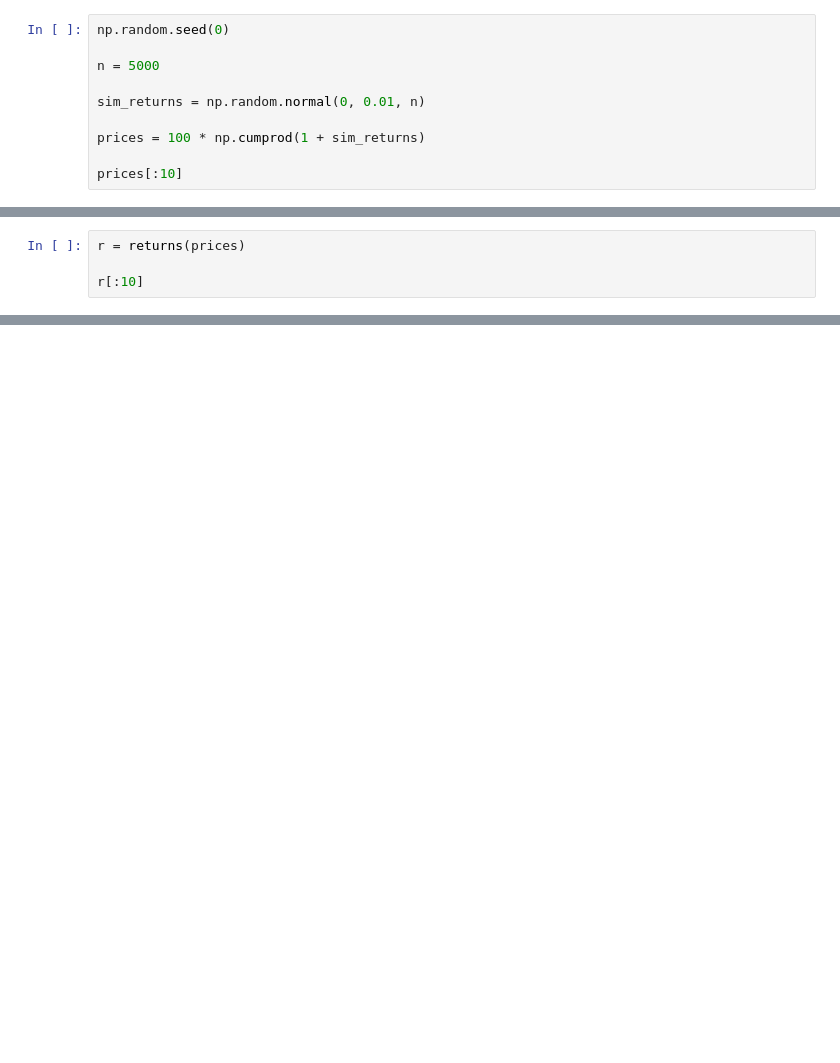
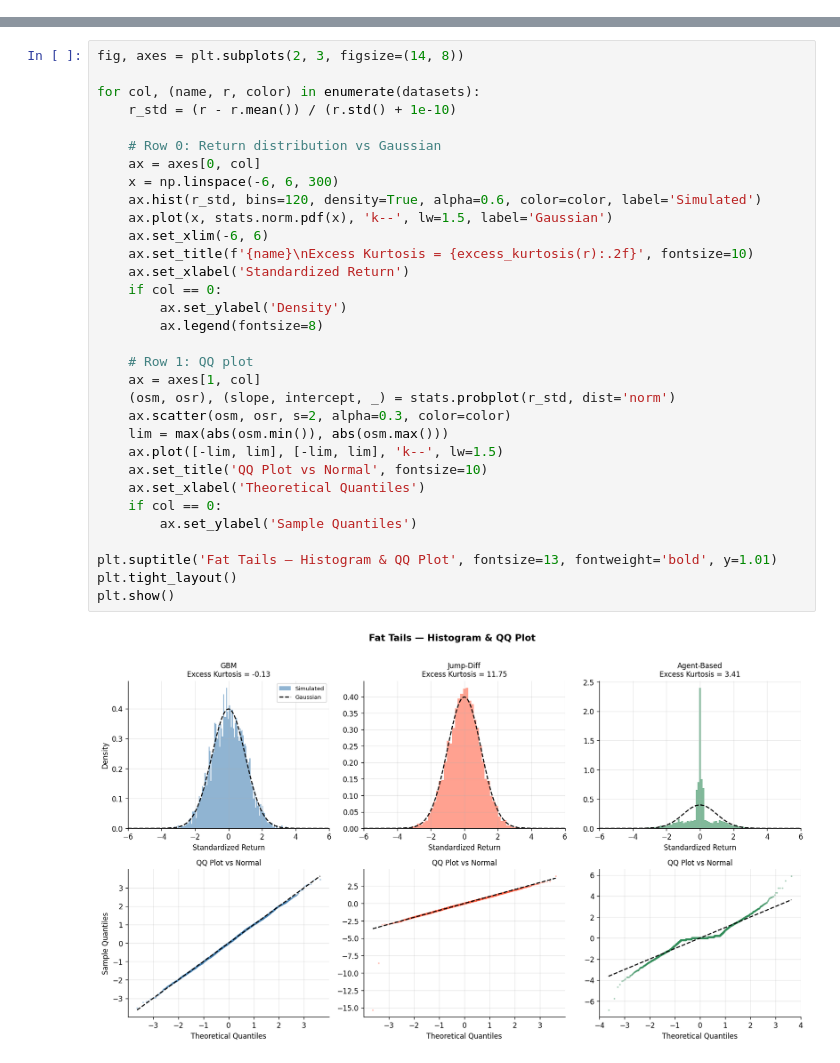
Before and after one commit to thisYui/Market-Reality-and-Dynamics, a Jupyter notebook: notebooks/01_market_structure/00_stylized_facts.ipynb, the cells around one changed output, grey strips where cells are left out. Cells and saved outputs as stored; diff of their text form; blank space fills up the shorter version.

```diff
--- a/notebooks/01_market_structure/00_stylized_facts.ipynb
+++ b/notebooks/01_market_structure/00_stylized_facts.ipynb
@@ -56,10 +0,0 @@ Giả định:
-# %%
-np.random.seed(0)
-
-n = 5000
-
-sim_returns = np.random.normal(0, 0.01, n)
-
-prices = 100 * np.cumprod(1 + sim_returns)
-
-prices[:10]
@@ -208,4 +0,0 @@ Vì vậy hầu hết phân tích định lượng trong tài chính đều bắ
-# %%
-r = returns(prices)
-
-r[:10]
@@ -780,0 +414,34 @@ những đặc điểm thống kê này.
+# %%
+fig, axes = plt.subplots(2, 3, figsize=(14, 8))
+
+for col, (name, r, color) in enumerate(datasets):
+    r_std = (r - r.mean()) / (r.std() + 1e-10)
+
+    # Row 0: Return distribution vs Gaussian
+    ax = axes[0, col]
+    x = np.linspace(-6, 6, 300)
+    ax.hist(r_std, bins=120, density=True, alpha=0.6, color=color, label='Simulated')
+    ax.plot(x, stats.norm.pdf(x), 'k--', lw=1.5, label='Gaussian')
+    ax.set_xlim(-6, 6)
+    ax.set_title(f'{name}\nExcess Kurtosis = {excess_kurtosis(r):.2f}', fontsize=10)
+    ax.set_xlabel('Standardized Return')
+    if col == 0:
+        ax.set_ylabel('Density')
+        ax.legend(fontsize=8)
+
+    # Row 1: QQ plot
+    ax = axes[1, col]
+    (osm, osr), (slope, intercept, _) = stats.probplot(r_std, dist='norm')
+    ax.scatter(osm, osr, s=2, alpha=0.3, color=color)
+    lim = max(abs(osm.min()), abs(osm.max()))
+    ax.plot([-lim, lim], [-lim, lim], 'k--', lw=1.5)
+    ax.set_title('QQ Plot vs Normal', fontsize=10)
+    ax.set_xlabel('Theoretical Quantiles')
+    if col == 0:
+        ax.set_ylabel('Sample Quantiles')
+
+plt.suptitle('Fat Tails — Histogram & QQ Plot', fontsize=13, fontweight='bold', y=1.01)
+plt.tight_layout()
+plt.show()
+# %% [output]
+[figure, added]
```
Also changed, not shown: parts of 62 cells of this notebook, 2 other files.
